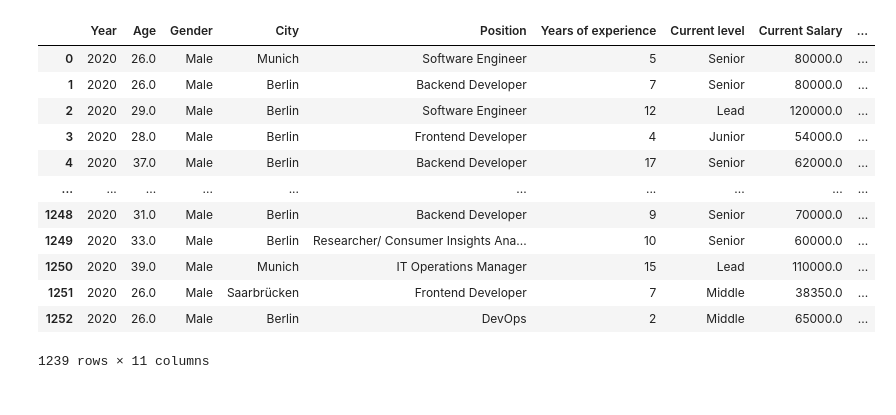
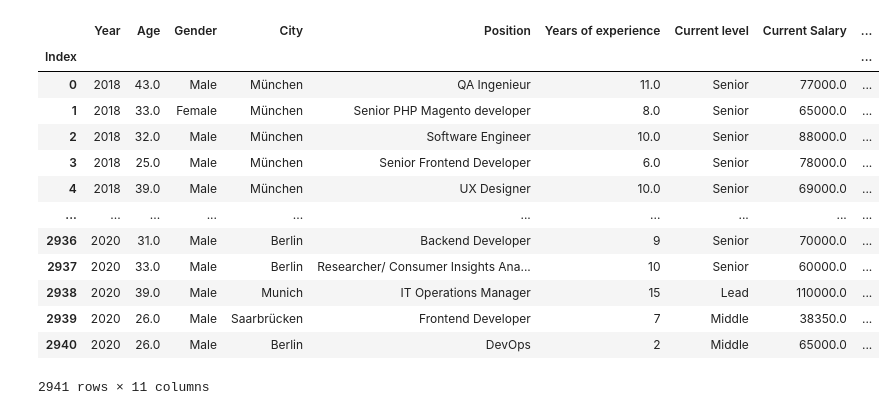
Before and after one commit to Hoangnhan1708/it-salary-analyzing-project, a Jupyter notebook: notebooks/preprocessing.ipynb, the cells around one changed output. Cells and saved outputs as stored; diff of their text form; code cells hidden in the pictures.

```diff
--- a/notebooks/preprocessing.ipynb
+++ b/notebooks/preprocessing.ipynb
@@ -114,26 +144,29 @@ df20
-# %%
-df20 = df20.dropna(subset=['Position', 'Current level', 'Current Salary'])
-df20 = df20.drop_duplicates()
-df20['Year'] = '2020'
-df20 = df20.fillna({'Age': df20['Age'].mean()})
-df20 = df20.fillna({'Gender': 'M'})
-#df20 = df20.fillna({'Years of experience': df20['Years of experience'].mean()})
-df20 = df20.reindex(columns = ['Year', 'Age', 'Gender', 'City', 'Position', 'Years of experience', 'Current level', 'Current Salary', 'Main language at work', 'Company size', 'Company type'])
-df20
-# %% [output]
-|  | Year | Age | Gender | City | Position | Years of experience | Current level | Current Salary | ... |
-| 0 | 2020 | 26.0 | Male | Munich | Software Engineer | 5 | Senior | 80000.0 | ... |
-| 1 | 2020 | 26.0 | Male | Berlin | Backend Developer | 7 | Senior | 80000.0 | ... |
-| 2 | 2020 | 29.0 | Male | Berlin | Software Engineer | 12 | Lead | 120000.0 | ... |
-| 3 | 2020 | 28.0 | Male | Berlin | Frontend Developer | 4 | Junior | 54000.0 | ... |
-| 4 | 2020 | 37.0 | Male | Berlin | Backend Developer | 17 | Senior | 62000.0 | ... |
-| ... | ... | ... | ... | ... | ... | ... | ... | ... | ... |
-| 1248 | 2020 | 31.0 | Male | Berlin | Backend Developer | 9 | Senior | 70000.0 | ... |
-| 1249 | 2020 | 33.0 | Male | Berlin | Researcher/ Consumer Insights Ana... | 10 | Senior | 60000.0 | ... |
-| 1250 | 2020 | 39.0 | Male | Munich | IT Operations Manager | 15 | Lead | 110000.0 | ... |
-| 1251 | 2020 | 26.0 | Male | Saarbrücken | Frontend Developer | 7 | Middle | 38350.0 | ... |
-| 1252 | 2020 | 26.0 | Male | Berlin | DevOps | 2 | Middle | 65000.0 | ... |
-1239 rows × 11 columns
 # %%
 df = pd.concat([df18, df19, df20], axis = 0)
 df.to_csv('IT Salary 2018_2019_2020.csv')
+#Merge all files and create another file .csv to process data
+
+df['Gender'] = df['Gender'].replace("F","Female")
+df['Gender'] = df['Gender'].replace("M","Male")
+#Replace data for ease of data processing
+
+df['Index'] = range(0, len(df))
+df = df.set_index('Index')
+#Create a new index for this dataframe
+
+df
+# %% [output]
+|  | Year | Age | Gender | City | Position | Years of experience | Current level | Current Salary | ... |
+| Index |  |  |  |  |  |  |  |  | ... |
+| 0 | 2018 | 43.0 | Male | München | QA Ingenieur | 11.0 | Senior | 77000.0 | ... |
+| 1 | 2018 | 33.0 | Female | München | Senior PHP Magento developer | 8.0 | Senior | 65000.0 | ... |
+| 2 | 2018 | 32.0 | Male | München | Software Engineer | 10.0 | Senior | 88000.0 | ... |
+| 3 | 2018 | 25.0 | Male | München | Senior Frontend Developer | 6.0 | Senior | 78000.0 | ... |
+| 4 | 2018 | 39.0 | Male | München | UX Designer | 10.0 | Senior | 69000.0 | ... |
+| ... | ... | ... | ... | ... | ... | ... | ... | ... | ... |
+| 2936 | 2020 | 31.0 | Male | Berlin | Backend Developer | 9 | Senior | 70000.0 | ... |
+| 2937 | 2020 | 33.0 | Male | Berlin | Researcher/ Consumer Insights Ana... | 10 | Senior | 60000.0 | ... |
+| 2938 | 2020 | 39.0 | Male | Munich | IT Operations Manager | 15 | Lead | 110000.0 | ... |
+| 2939 | 2020 | 26.0 | Male | Saarbrücken | Frontend Developer | 7 | Middle | 38350.0 | ... |
+| 2940 | 2020 | 26.0 | Male | Berlin | DevOps | 2 | Middle | 65000.0 | ... |
+2941 rows × 11 columns
```
Also changed, not shown: parts of 9 cells of this notebook.
